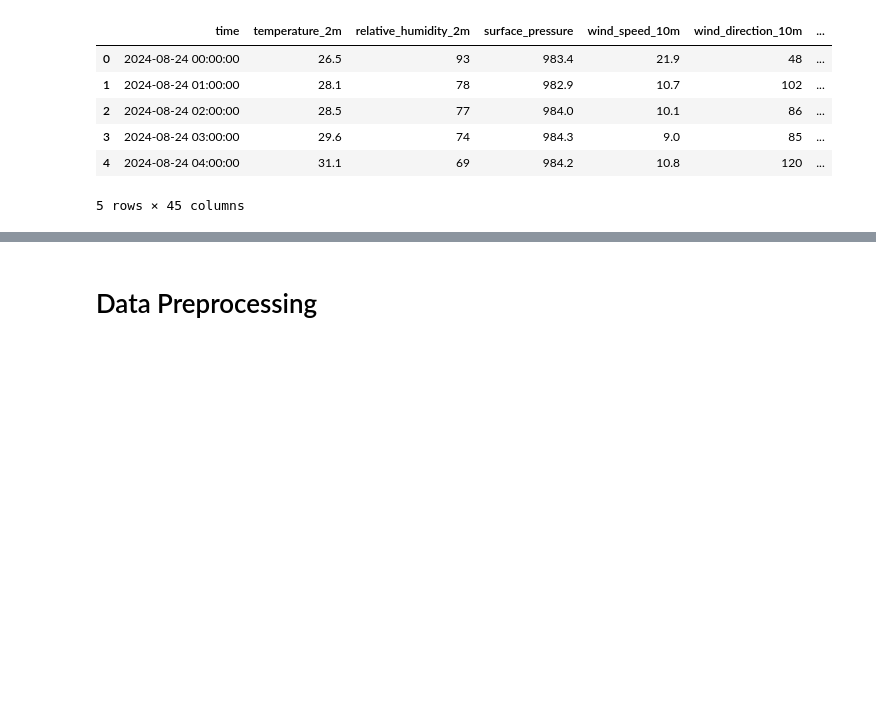
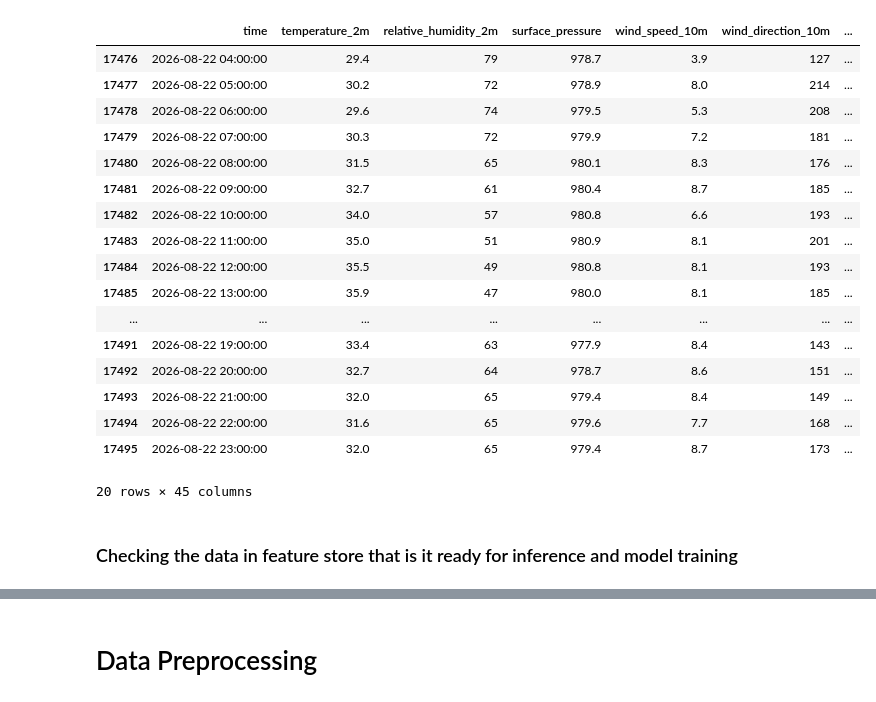
Before and after one commit to HabibUrRehman-mk/AQI_Predictor, a Jupyter notebook: ml_pipeline.ipynb, the cells around one changed output, grey strips where cells are left out. Drawn from its saved outputs; the diff is of its cells as text; code cells hidden in the pictures; blank space fills up the shorter version.

Commit message:
Data ingestion into feature store pipeline completed and working perfectly

```diff
--- a/ml_pipeline.ipynb
+++ b/ml_pipeline.ipynb
@@ -27,10 +29,23 @@ Date range: 2024-08-24 00:00:00 to 2026-08-18 23:00:00
 # %%
-df.head()
+df.tail(20)
 # %% [output]
 |  | time | temperature_2m | relative_humidity_2m | surface_pressure | wind_speed_10m | wind_direction_10m | ... |
-| 0 | 2024-08-24 00:00:00 | 26.5 | 93 | 983.4 | 21.9 | 48 | ... |
-| 1 | 2024-08-24 01:00:00 | 28.1 | 78 | 982.9 | 10.7 | 102 | ... |
-| 2 | 2024-08-24 02:00:00 | 28.5 | 77 | 984.0 | 10.1 | 86 | ... |
-| 3 | 2024-08-24 03:00:00 | 29.6 | 74 | 984.3 | 9.0 | 85 | ... |
-| 4 | 2024-08-24 04:00:00 | 31.1 | 69 | 984.2 | 10.8 | 120 | ... |
+| 17476 | 2026-08-22 04:00:00 | 29.4 | 79 | 978.7 | 3.9 | 127 | ... |
+| 17477 | 2026-08-22 05:00:00 | 30.2 | 72 | 978.9 | 8.0 | 214 | ... |
+| 17478 | 2026-08-22 06:00:00 | 29.6 | 74 | 979.5 | 5.3 | 208 | ... |
+| 17479 | 2026-08-22 07:00:00 | 30.3 | 72 | 979.9 | 7.2 | 181 | ... |
+| 17480 | 2026-08-22 08:00:00 | 31.5 | 65 | 980.1 | 8.3 | 176 | ... |
+| 17481 | 2026-08-22 09:00:00 | 32.7 | 61 | 980.4 | 8.7 | 185 | ... |
+| 17482 | 2026-08-22 10:00:00 | 34.0 | 57 | 980.8 | 6.6 | 193 | ... |
+| 17483 | 2026-08-22 11:00:00 | 35.0 | 51 | 980.9 | 8.1 | 201 | ... |
+| 17484 | 2026-08-22 12:00:00 | 35.5 | 49 | 980.8 | 8.1 | 193 | ... |
+| 17485 | 2026-08-22 13:00:00 | 35.9 | 47 | 980.0 | 8.1 | 185 | ... |
+| ... | ... | ... | ... | ... | ... | ... | ... |
+| 17491 | 2026-08-22 19:00:00 | 33.4 | 63 | 977.9 | 8.4 | 143 | ... |
+| 17492 | 2026-08-22 20:00:00 | 32.7 | 64 | 978.7 | 8.6 | 151 | ... |
+| 17493 | 2026-08-22 21:00:00 | 32.0 | 65 | 979.4 | 8.4 | 149 | ... |
+| 17494 | 2026-08-22 22:00:00 | 31.6 | 65 | 979.6 | 7.7 | 168 | ... |
+| 17495 | 2026-08-22 23:00:00 | 32.0 | 65 | 979.4 | 8.7 | 173 | ... |
-5 rows × 45 columns
+20 rows × 45 columns
+# %% [markdown]
+### Checking the data in feature store that is it ready for inference and model training
```
Also changed, not shown: parts of 2 cells of this notebook, 3 other files.
